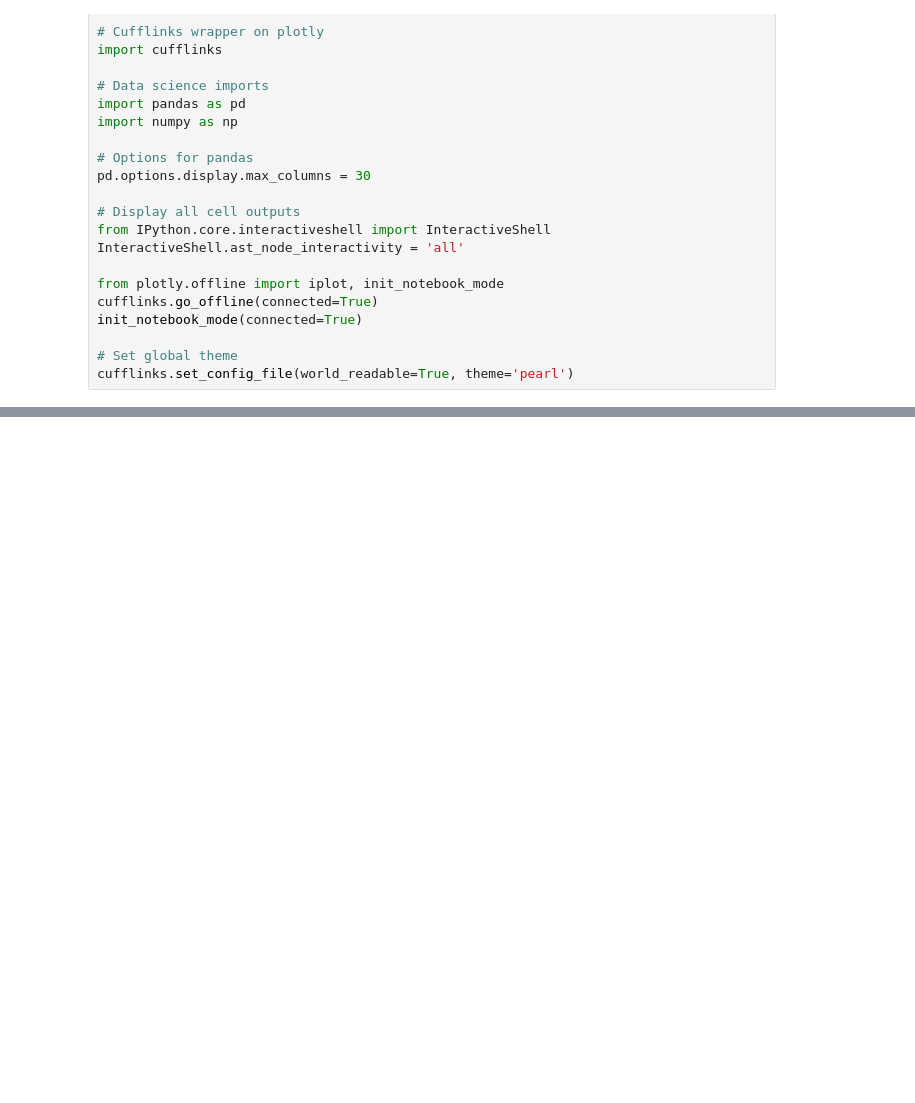
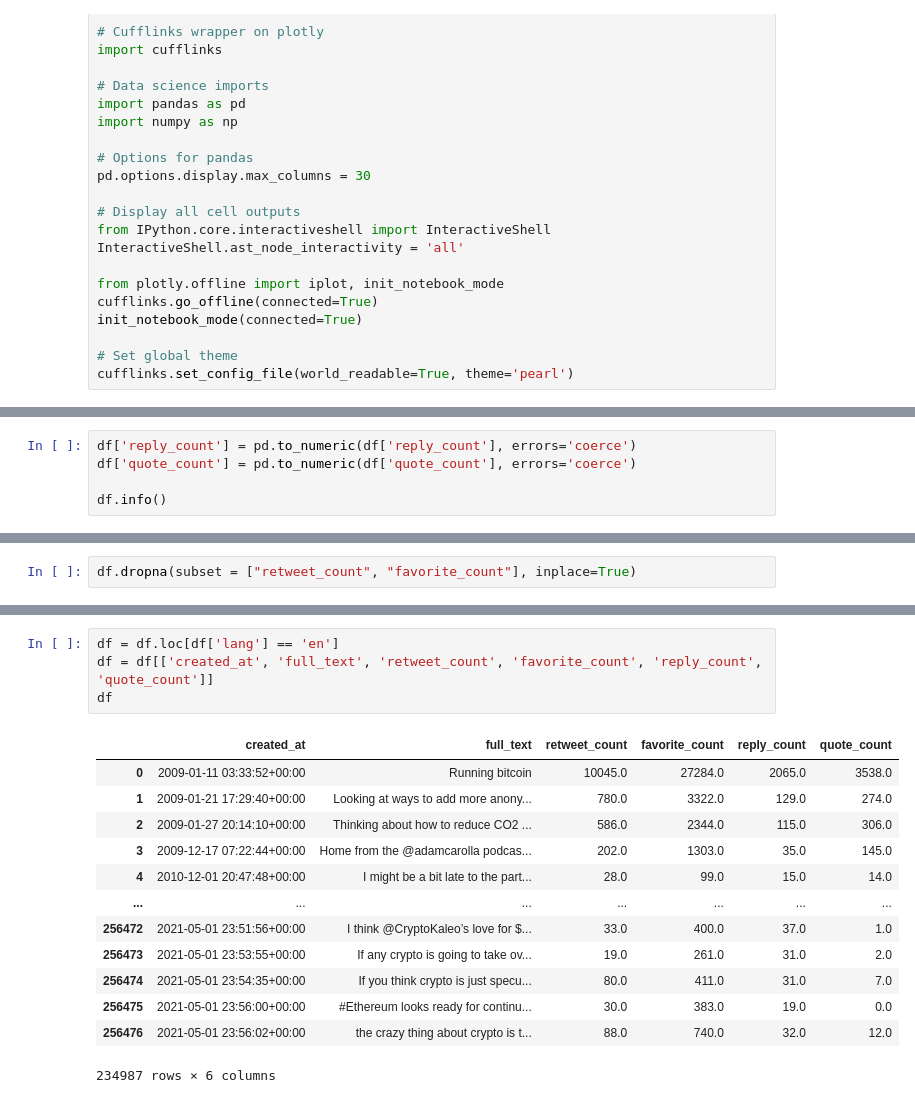
Before and after one commit to prophet-project/stock-price-forecasting, a Jupyter notebook: Explore twitter dataset.ipynb, the cells around one changed output, grey strips where cells are left out. Saved outputs shown, nothing was run; the diff lists cells and outputs as text; blank space fills up the shorter version.

```diff
--- a/Explore twitter dataset.ipynb
+++ b/Explore twitter dataset.ipynb
@@ -25,0 +121,5 @@ cufflinks.set_config_file(world_readable=True, theme='pearl')
+# %%
+df['reply_count'] = pd.to_numeric(df['reply_count'], errors='coerce')
+df['quote_count'] = pd.to_numeric(df['quote_count'], errors='coerce')
+
+df.info()
@@ -25,0 +141,2 @@ cufflinks.set_config_file(world_readable=True, theme='pearl')
+# %%
+df.dropna(subset = ["retweet_count", "favorite_count"], inplace=True)
@@ -25,0 +164,18 @@ cufflinks.set_config_file(world_readable=True, theme='pearl')
+# %%
+df = df.loc[df['lang'] == 'en']
+df = df[['created_at', 'full_text', 'retweet_count', 'favorite_count', 'reply_count', 'quote_count']]
+df
+# %% [output]
+|  | created_at | full_text | retweet_count | favorite_count | reply_count | quote_count |
+| 0 | 2009-01-11 03:33:52+00:00 | Running bitcoin | 10045.0 | 27284.0 | 2065.0 | 3538.0 |
+| 1 | 2009-01-21 17:29:40+00:00 | Looking at ways to add more anony... | 780.0 | 3322.0 | 129.0 | 274.0 |
+| 2 | 2009-01-27 20:14:10+00:00 | Thinking about how to reduce CO2 ... | 586.0 | 2344.0 | 115.0 | 306.0 |
+| 3 | 2009-12-17 07:22:44+00:00 | Home from the @adamcarolla podcas... | 202.0 | 1303.0 | 35.0 | 145.0 |
+| 4 | 2010-12-01 20:47:48+00:00 | I might be a bit late to the part... | 28.0 | 99.0 | 15.0 | 14.0 |
+| ... | ... | ... | ... | ... | ... | ... |
+| 256472 | 2021-05-01 23:51:56+00:00 | I think @CryptoKaleo’s love for $... | 33.0 | 400.0 | 37.0 | 1.0 |
+| 256473 | 2021-05-01 23:53:55+00:00 | If any crypto is going to take ov... | 19.0 | 261.0 | 31.0 | 2.0 |
+| 256474 | 2021-05-01 23:54:35+00:00 | If you think crypto is just specu... | 80.0 | 411.0 | 31.0 | 7.0 |
+| 256475 | 2021-05-01 23:56:00+00:00 | #Ethereum looks ready for continu... | 30.0 | 383.0 | 19.0 | 0.0 |
+| 256476 | 2021-05-01 23:56:02+00:00 | the crazy thing about crypto is t... | 88.0 | 740.0 | 32.0 | 12.0 |
+234987 rows × 6 columns
```
Also changed, not shown: parts of 19 cells of this notebook, 7 other files.
